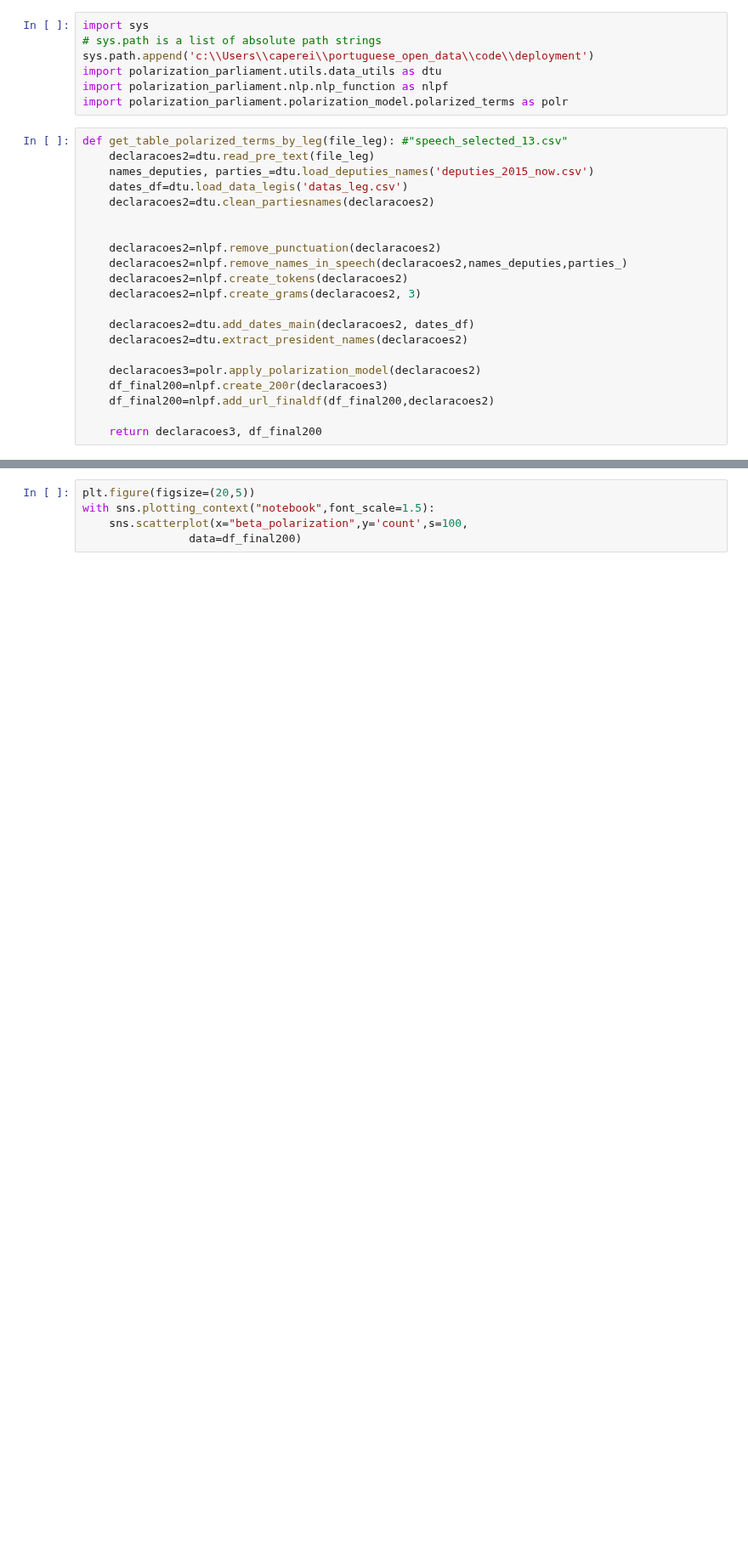
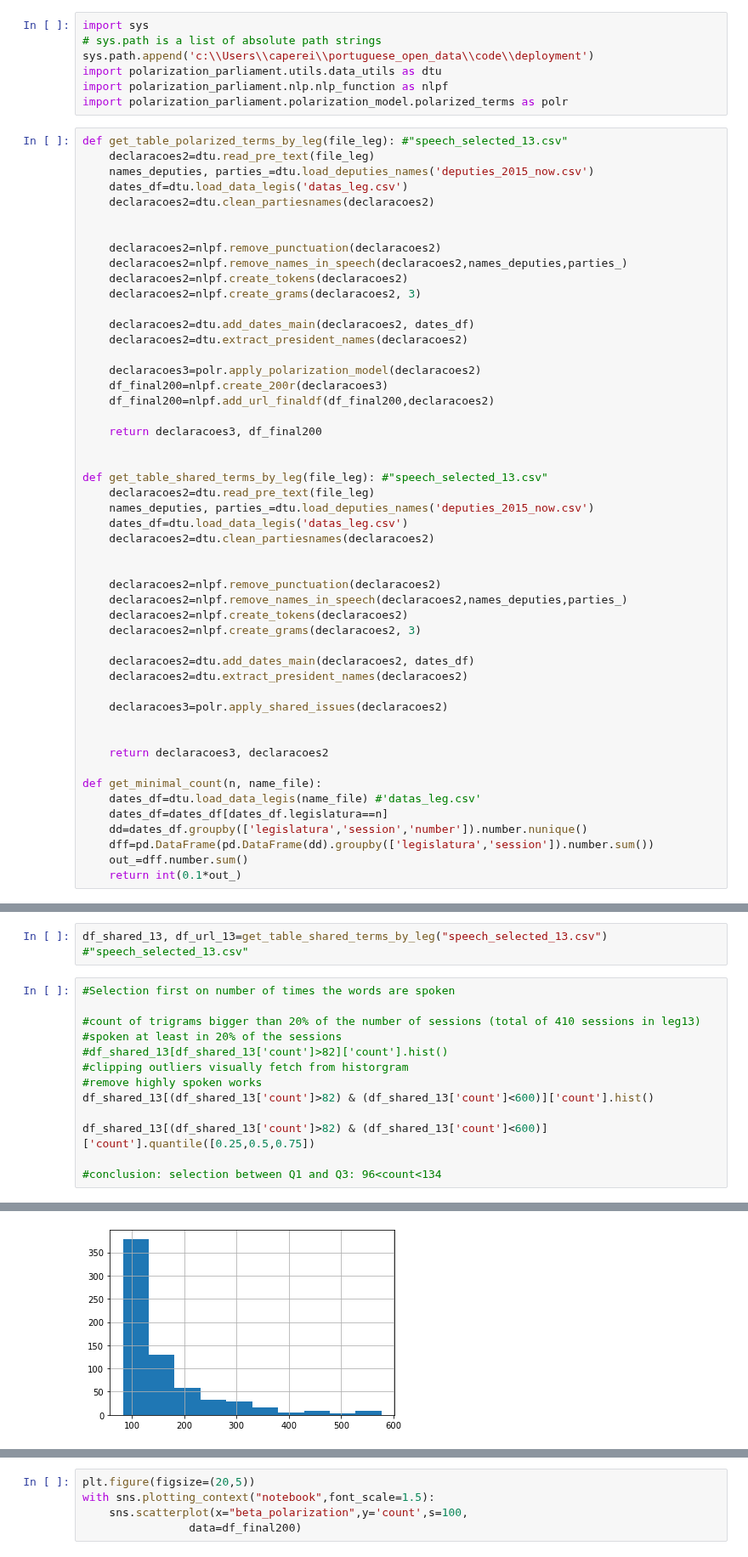
Before and after one commit to CT-P/portuguese_open_data, a Jupyter notebook: code/explore/nlp_transcripts.ipynb, the cells around one changed output, grey strips where cells are left out. Shown at 85% size. Saved outputs shown, nothing was run; the diff lists cells and outputs as text; blank space fills up the shorter version.

Commit message:
adding shared discourse

```diff
--- a/code/explore/nlp_transcripts.ipynb
+++ b/code/explore/nlp_transcripts.ipynb
@@ -32,6 +32,35 @@ def get_table_polarized_terms_by_leg(file_leg): #"speech_selected_13.csv"
     df_final200=nlpf.add_url_finaldf(df_final200,declaracoes2)
 
     return declaracoes3, df_final200
+
+
+def get_table_shared_terms_by_leg(file_leg): #"speech_selected_13.csv"
+    declaracoes2=dtu.read_pre_text(file_leg)
+    names_deputies, parties_=dtu.load_deputies_names('deputies_2015_now.csv')
+    dates_df=dtu.load_data_legis('datas_leg.csv')
+    declaracoes2=dtu.clean_partiesnames(declaracoes2)
+
+
+    declaracoes2=nlpf.remove_punctuation(declaracoes2)
+    declaracoes2=nlpf.remove_names_in_speech(declaracoes2,names_deputies,parties_)
+    declaracoes2=nlpf.create_tokens(declaracoes2)
+    declaracoes2=nlpf.create_grams(declaracoes2, 3)
+
+    declaracoes2=dtu.add_dates_main(declaracoes2, dates_df)
+    declaracoes2=dtu.extract_president_names(declaracoes2)
+
+    declaracoes3=polr.apply_shared_issues(declaracoes2)
+
+
+    return declaracoes3, declaracoes2
+
+def get_minimal_count(n, name_file):
+    dates_df=dtu.load_data_legis(name_file) #'datas_leg.csv'
+    dates_df=dates_df[dates_df.legislatura==n]
+    dd=dates_df.groupby(['legislatura','session','number']).number.nunique()
+    dff=pd.DataFrame(pd.DataFrame(dd).groupby(['legislatura','session']).number.sum())
+    out_=dff.number.sum()
+    return int(0.1*out_)
 # %%
 declaracoes13, df_final_13_200= get_table_polarized_terms_by_leg('speech_selected_13.csv')
 df_final_13_200.to_excel("output/polarized200_leg13.xlsx")
@@ -70,0 +96,16 @@ with sns.plotting_context("notebook",font_scale=1.5):
+# %%
+df_shared_13, df_url_13=get_table_shared_terms_by_leg("speech_selected_13.csv") #"speech_selected_13.csv"
+# %%
+#Selection first on number of times the words are spoken
+
+#count of trigrams bigger than 20% of the number of sessions (total of 410 sessions in leg13)
+#spoken at least in 20% of the sessions
+#df_shared_13[df_shared_13['count']>82]['count'].hist()
+#clipping outliers visually fetch from historgram
+#remove highly spoken works
+df_shared_13[(df_shared_13['count']>82) & (df_shared_13['count']<600)]['count'].hist()
+
+df_shared_13[(df_shared_13['count']>82) & (df_shared_13['count']<600)]['count'].quantile([0.25,0.5,0.75])
+
+#conclusion: selection between Q1 and Q3: 96<count<134
+# %% [output]
@@ -70,0 +116 @@ with sns.plotting_context("notebook",font_scale=1.5):
+[figure, added]
```
Also changed, not shown: parts of 16 cells of this notebook, 3 other files.
